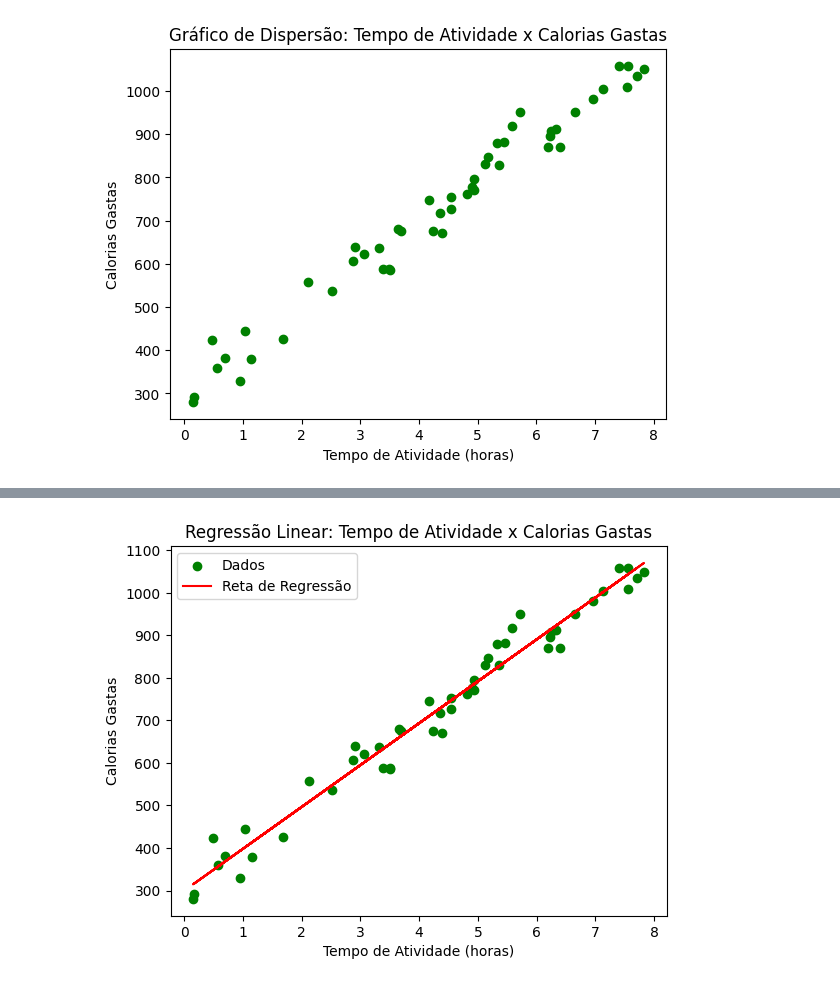
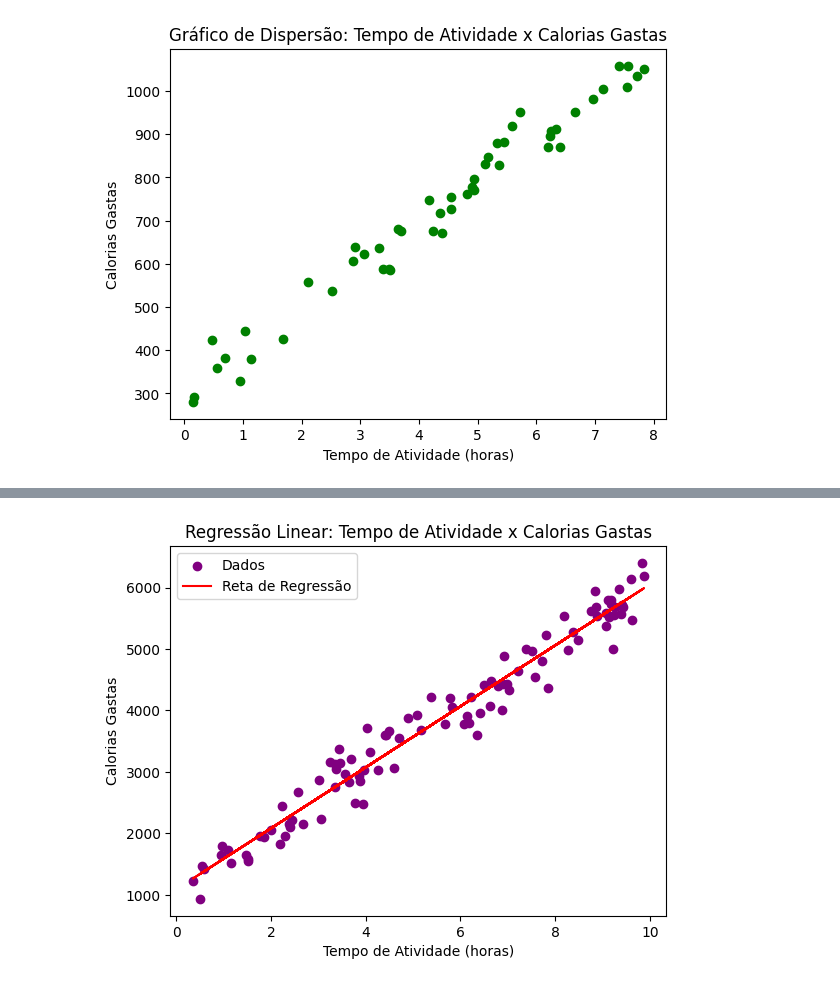
Before and after one commit to iasminqmoura/ia_2023, a Jupyter notebook: Lista_3.ipynb, the cells around one changed output, grey strips where cells are left out. Cells and saved outputs as stored; diff of their text form; code cells hidden in the pictures.

```diff
--- a/Lista_3.ipynb
+++ b/Lista_3.ipynb
@@ -51,15 +73,21 @@ plt.show()
 # %%
-from scipy.stats import linregress
+df_academia = pd.read_csv('academia_z_dataset.csv')
 
-regressao_escola = linregress(df3['Tempo de Atividade (horas)'], df3['Calorias Gastas'])
+tempo_atividade = df_academia['Tempo_Atividade']
+calorias = df_academia['Calorias']
 
-plt.scatter(df3['Tempo de Atividade (horas)'], df3['Calorias Gastas'], marker='o', color='green', label='Dados')
-plt.plot(df3['Tempo de Atividade (horas)'], regressao_escola.intercept + regressao_escola.slope * df3['Tempo de Atividade (horas)'], color='red', label='Reta de Regressão')
+regressao = linregress(tempo_atividade, calorias)
+
+plt.scatter(tempo_atividade, calorias, label='Dados', color='purple')
+
+plt.plot(tempo_atividade, regressao.intercept + regressao.slope * tempo_atividade, color='red', label='Reta de Regressão')
+
 plt.xlabel('Tempo de Atividade (horas)')
 plt.ylabel('Calorias Gastas')
 plt.title('Regressão Linear: Tempo de Atividade x Calorias Gastas')
+
 plt.legend()
 
 plt.show()
 # %% [output]
-[figure, old version]
+[figure, new version]
```
Also changed, not shown: parts of 4 cells of this notebook.
